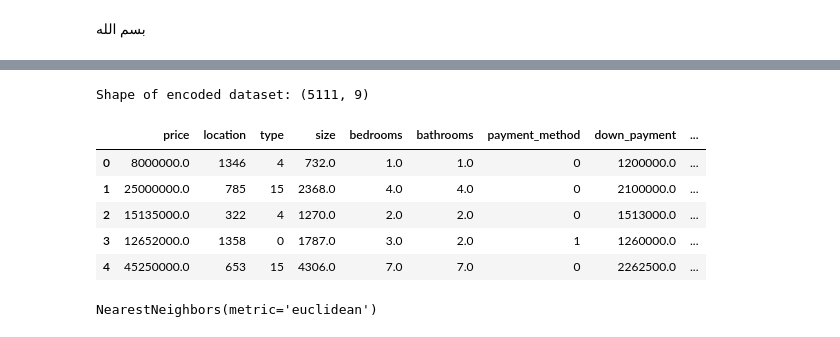
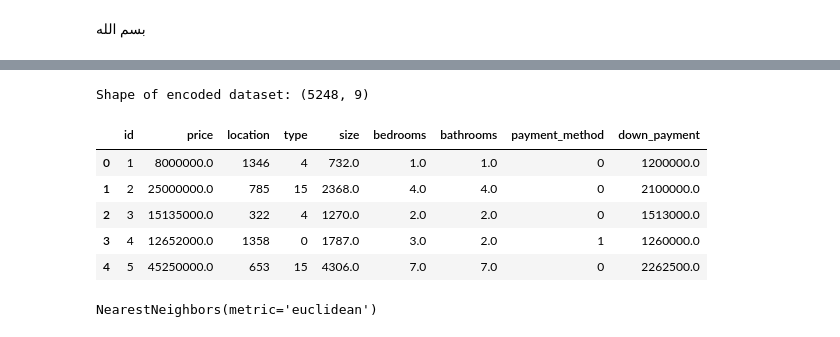
Before and after one commit to Youssef-AbdelRaafi/Baytology, a Jupyter notebook: Experiments/egyptian-real-estate-listings.ipynb, the cells around one changed output, grey strips where cells are left out. Cells and saved outputs as stored; diff of their text form; code cells hidden in the pictures.

```diff
--- a/Experiments/egyptian-real-estate-listings.ipynb
+++ b/Experiments/egyptian-real-estate-listings.ipynb
@@ -33,5 +31,4 @@ import warnings
 warnings.filterwarnings('ignore')
 # محاولة القراءة بترميز مختلف
 # %%
-df = pd.read_csv("D:\AI Delta University\Level 4\Semester 1\Graduation Project\Project\Baytology\Datasets\egypt_real_estate_listings.csv")
-df.head()
+df = pd.read_csv("../Datasets/egypt_real_estate_listings.csv")
@@ -44,0 +35,9 @@ df.head()
+# %%
+# add an 'id' column at the beginning (1..n)
+if 'id' not in df.columns:
+    df.insert(0, 'id', np.arange(1, len(df) + 1))
+else:
+    df['id'] = np.arange(1, len(df) + 1)
+    df = df[['id'] + [c for c in df.columns if c != 'id']]
+
+df.head()
@@ -169,37 +172,37 @@ df.head()
 # %%
 # Create label encoders for categorical columns
 label_encoders = {}
 categorical_columns = ['location', 'type', 'payment_method']
 
 # Create new DataFrame with encoded values
 df_encoded = df.copy()
 
 # Encode categorical columns
 for col in categorical_columns:
     label_encoders[col] = LabelEncoder()
     # Fill NaN values with a placeholder before encoding
     df_encoded[col] = df_encoded[col].fillna('Unknown')
     df_encoded[col] = label_encoders[col].fit_transform(df_encoded[col])
 
 # Convert available_from to numerical values (days from today)
-df_encoded['available_from'] = pd.to_datetime(df_encoded['available_from'], format='%d %b %Y', errors='coerce')
-df_encoded['days_until_available'] = (df_encoded['available_from'] - pd.Timestamp.now()).dt.days
+# df_encoded['available_from'] = pd.to_datetime(df_encoded['available_from'], format='%d %b %Y', errors='coerce')
+# df_encoded['days_until_available'] = (df_encoded['available_from'] - pd.Timestamp.now()).dt.days
 
 # Drop original available_from column and any remaining null values
 df_encoded.drop(['available_from', 'url', 'description'], axis=1, inplace=True)
 df_encoded = df_encoded.dropna()
 
 # Display the first few rows of the encoded dataset
 print("Shape of encoded dataset:", df_encoded.shape)
 df_encoded.head()
 # %% [output]
-Shape of encoded dataset: (5111, 9)
+Shape of encoded dataset: (5248, 9)
-|  | price | location | type | size | bedrooms | bathrooms | payment_method | down_payment | ... |
-| 0 | 8000000.0 | 1346 | 4 | 732.0 | 1.0 | 1.0 | 0 | 1200000.0 | ... |
-| 1 | 25000000.0 | 785 | 15 | 2368.0 | 4.0 | 4.0 | 0 | 2100000.0 | ... |
-| 2 | 15135000.0 | 322 | 4 | 1270.0 | 2.0 | 2.0 | 0 | 1513000.0 | ... |
-| 3 | 12652000.0 | 1358 | 0 | 1787.0 | 3.0 | 2.0 | 1 | 1260000.0 | ... |
-| 4 | 45250000.0 | 653 | 15 | 4306.0 | 7.0 | 7.0 | 0 | 2262500.0 | ... |
+|  | id | price | location | type | size | bedrooms | bathrooms | payment_method | down_payment |
+| 0 | 1 | 8000000.0 | 1346 | 4 | 732.0 | 1.0 | 1.0 | 0 | 1200000.0 |
+| 1 | 2 | 25000000.0 | 785 | 15 | 2368.0 | 4.0 | 4.0 | 0 | 2100000.0 |
+| 2 | 3 | 15135000.0 | 322 | 4 | 1270.0 | 2.0 | 2.0 | 0 | 1513000.0 |
+| 3 | 4 | 12652000.0 | 1358 | 0 | 1787.0 | 3.0 | 2.0 | 1 | 1260000.0 |
+| 4 | 5 | 45250000.0 | 653 | 15 | 4306.0 | 7.0 | 7.0 | 0 | 2262500.0 |
 # %%
 from sklearn.preprocessing import StandardScaler
 scaler = StandardScaler()
```
Also changed, not shown: parts of 23 cells of this notebook, 15 other files.
